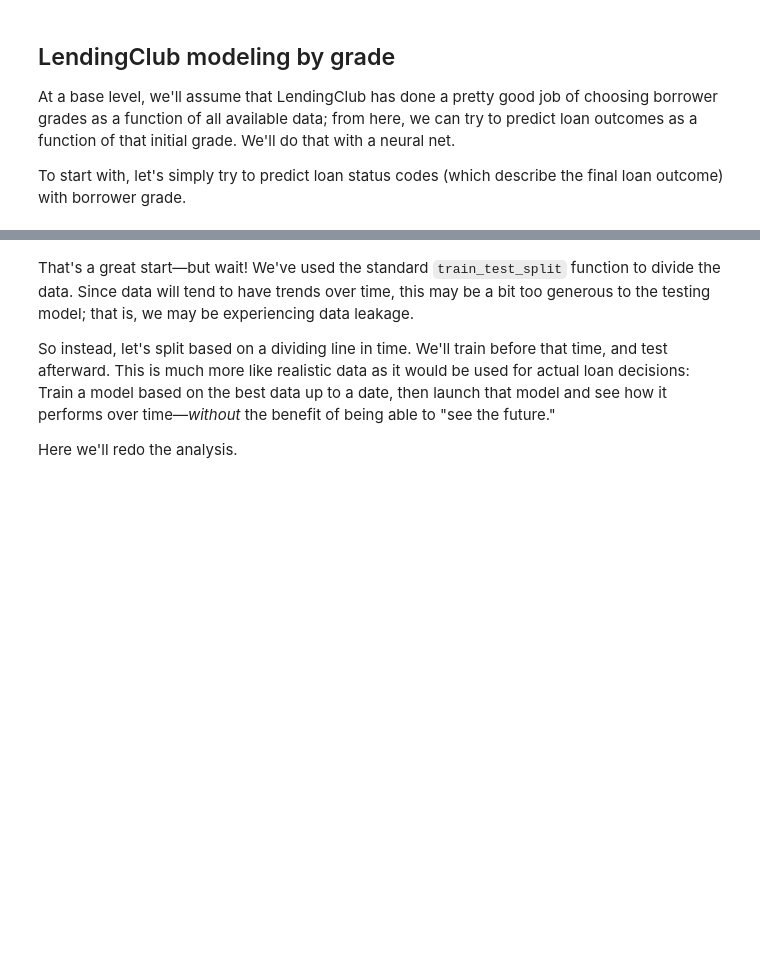
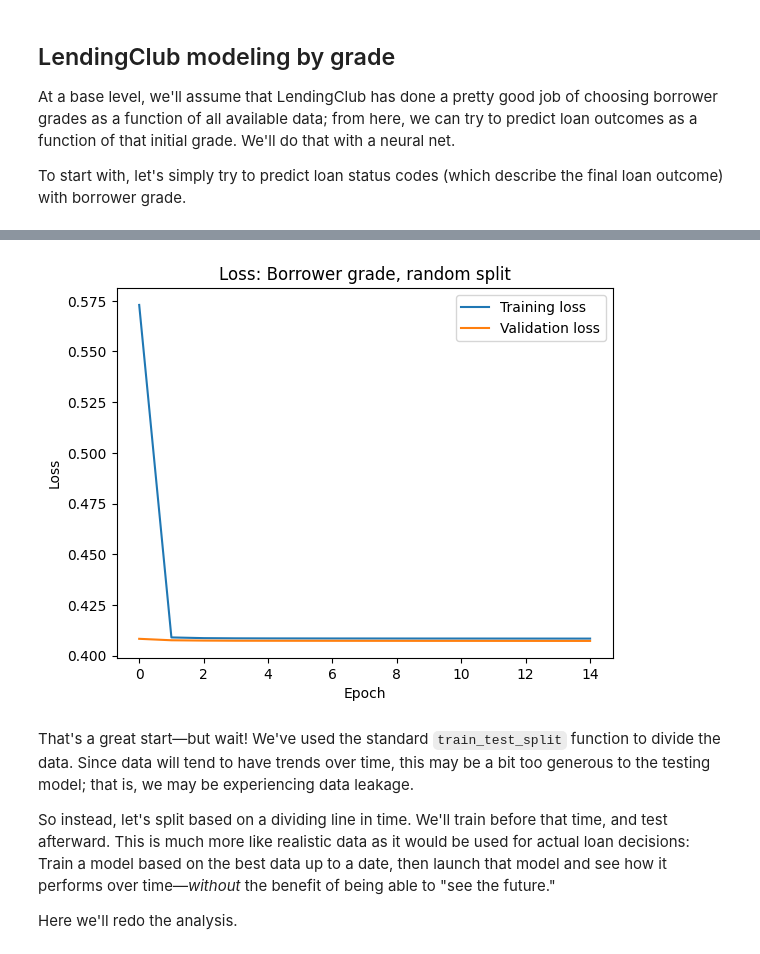
Before and after one commit to jshuma/experimental, a Jupyter notebook: capstone_lendingclub/lendingclub_analysis.ipynb, the cells around one changed output, grey strips where cells are left out. Saved outputs shown, nothing was run; the diff lists cells and outputs as text; code cells hidden in the pictures; blank space fills up the shorter version.

```diff
--- a/capstone_lendingclub/lendingclub_analysis.ipynb
+++ b/capstone_lendingclub/lendingclub_analysis.ipynb
@@ -98,9 +101,10 @@ rejected_filename = os.path.join(
 accepted_path = os.path.join(download_path, accepted_filename)
 rejected_path = os.path.join(download_path, rejected_filename)
 # %%
-# Load into Pandas
-accepted_df = pd.read_csv(accepted_path, low_memory=False)
-print("Accepted shape:", accepted_df.shape)
+# Load into Pandas. Unlike the EDA version of this, read _only_ the columns
+# that we intend to keep.
+retained_columns = ['grade', 'sub_grade', 'issue_d', 'loan_status', 'loan_amnt']
+accepted_df = pd.read_csv(accepted_path, usecols=retained_columns)
 
 # We won't be using the rejected loans to make decsions, because they lack
 # actual performance data. However, to access this loan data, uncomment the
@@ -277,14 +282,17 @@ From here, we'll start with making some predictions.
+# %%
+# Previous experimentation yielded unexpected results when adopting a
+# chronological train/test split. Further digging revealed that later loans
+# had a bias toward being current--likely because they hadn't had time to lead
+# to default yet. Therefore, we will drop the trailing 3 years of data.
+oldest_loan_allowed_index = datetime_to_index(date(2012, 12, 31))
+
+accepted_df = accepted_df[accepted_df['issue_d_month_index'] <= oldest_loan_allowed_index]
 # %% [markdown]
 ## LendingClub modeling by grade
 
 At a base level, we'll assume that LendingClub has done a pretty good job of choosing borrower grades as a function of all available data; from here, we can try to predict loan outcomes as a function of that initial grade. We'll do that with a neural net.
 
 To start with, let's simply try to predict loan status codes (which describe the final loan outcome) with borrower grade.
-# %%
-# For training speed, use only a subset of the data.
-# When using _all_ data for training, set data_frac = 1.0.
-data_frac = 1.0
-epochs = 7
 # %%
 df2 = accepted_df[['grade_score', 'loan_status_code']].dropna()
 df2 = df2.sample(frac=data_frac)
@@ -294,23 +302,21 @@ t = make_column_transformer((StandardScaler(), ['grade_score']),
 df2_scaled = t.fit_transform(df2)
 
 X = df2_scaled[['standardscaler__grade_score']]
-y = to_categorical(df2['loan_status_code'].astype(int))
+y = to_categorical(df2_scaled['remainder__loan_status_code'].astype(int))
 
-(X_train, X_test, y_train, y_test) = train_test_split(X, y)
+(X_train, X_test, y_train, y_test) = train_test_split(X, y, test_size=test_size)
 
-model = Sequential([
-    Dense(31, activation='relu'),
-    Dense(8, activation='softmax')
-])
-model.compile(optimizer='rmsprop', loss='categorical_crossentropy', metrics=['accuracy'])
-history2 = model.fit(X_train, y_train, epochs=epochs, validation_data=(X_test, y_test))
+model = make_model()
+history2 = model.fit(
+    X_train, y_train, epochs=epochs, validation_data=(X_test, y_test),
+    callbacks=[make_early_stop()], verbose=verbosity)
 
 # Plot the results over time
-plt.plot(history2.history['loss'])
-plt.plot(history2.history['val_loss'])
-plt.legend(['Training loss', 'Validation loss'])
+plt.plot(history2.history['loss'], label="Training loss")
+plt.plot(history2.history['val_loss'], label="Validation loss")
+plt.legend()
 
-plt.title('Model loss')
+plt.title('Loss: Borrower grade, random split')
 plt.ylabel('Loss')
 plt.xlabel('Epoch')
 # %% [output]
@@ -327,3 +324,4 @@ Epoch 5/7
+[figure, added]
 # %% [markdown]
 That's a great start—but wait! We've used the standard `train_test_split` function to divide the data. Since data will tend to have trends over time, this may be a bit too generous to the testing model; that is, we may be experiencing data leakage.
 
```
Also changed, not shown: parts of 29 cells of this notebook.
